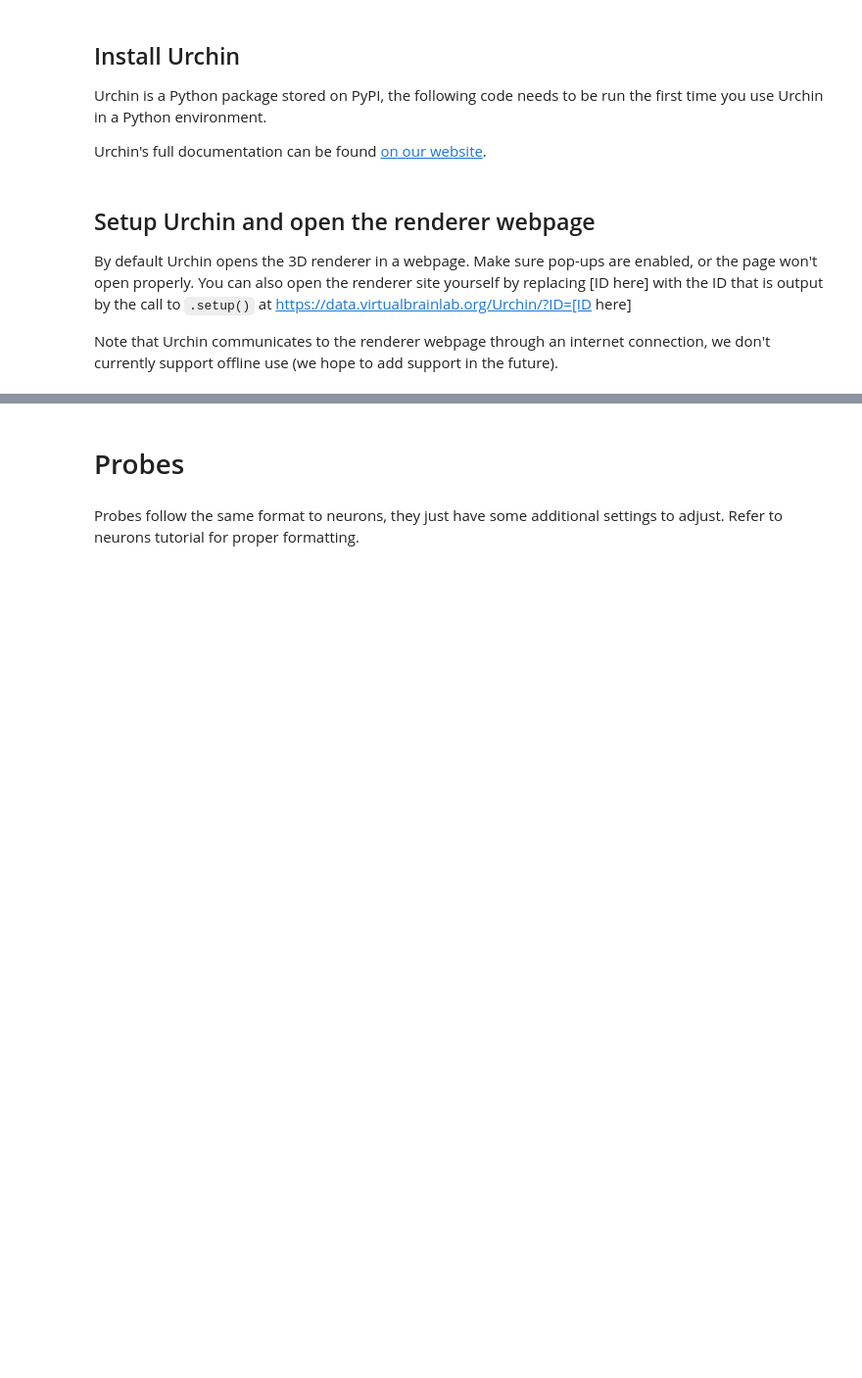
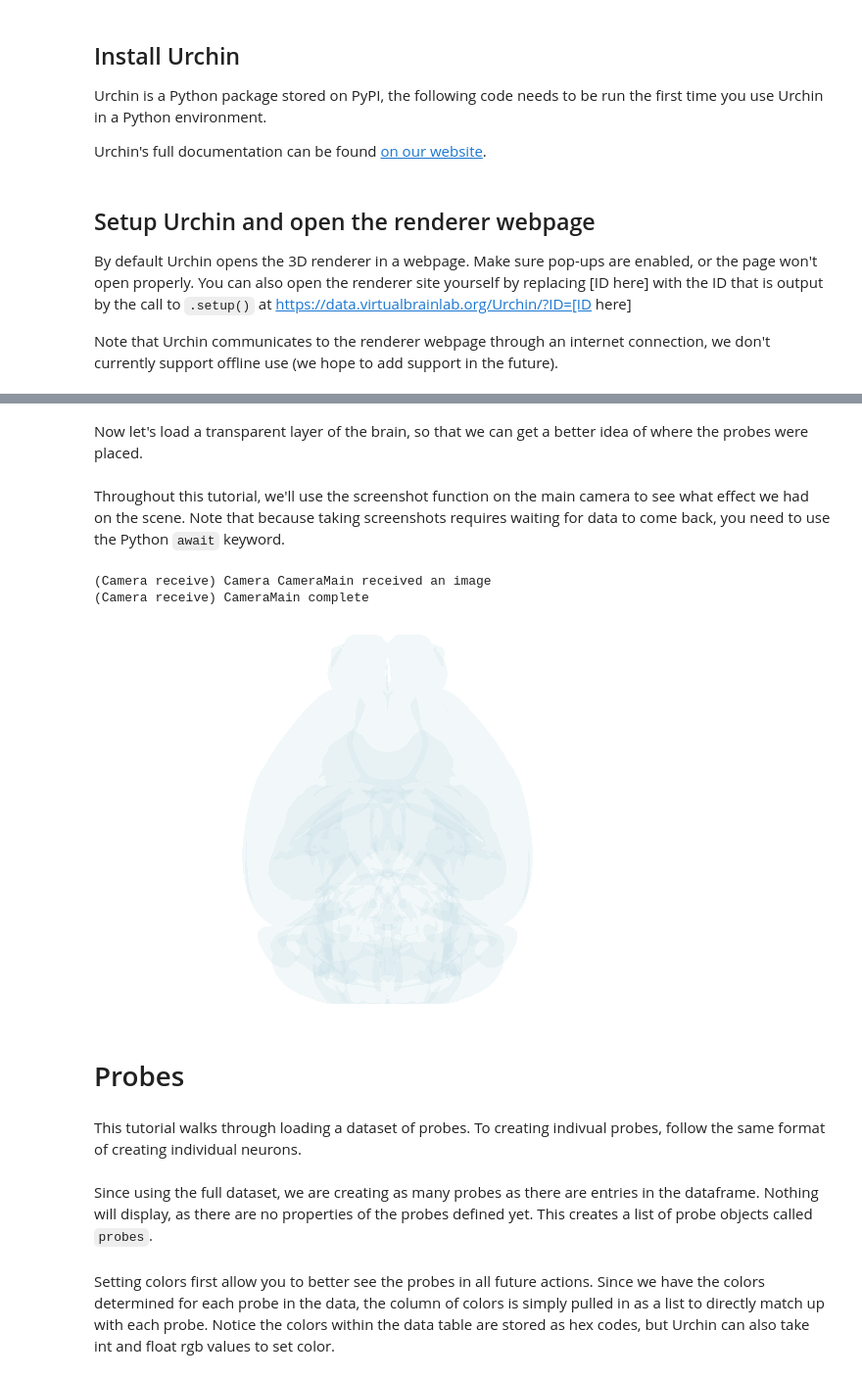
Before and after one commit to VirtualBrainLab/urchin-examples, a Jupyter notebook: basics/probes.ipynb, the cells around one changed output, grey strips where cells are left out. Shown at 98% size. Drawn from its saved outputs; the diff is of its cells as text; code cells hidden in the pictures; blank space fills up the shorter version.

Commit message:
Updated probes tutorial to use Nick's data

```diff
--- a/basics/probes.ipynb
+++ b/basics/probes.ipynb
@@ -34,4 +61,17 @@ urchin.ccf25.load()
+# %% [markdown]
+Now let's load a transparent layer of the brain, so that we can get a better idea of where the probes were placed.
+# %%
+#Generating overall brain image:
+urchin.ccf25.grey.set_visibility(True)
+urchin.ccf25.grey.set_material('transparent-unlit')
+urchin.ccf25.grey.set_alpha(0.2)
+# %% [markdown]
+Throughout this tutorial, we'll use the screenshot function on the main camera to see what effect we had on the scene. Note that because taking screenshots requires waiting for data to come back, you need to use the Python `await` keyword.
+# %%
+await urchin.camera.main.screenshot(size=[600,400])
+# %% [output]
+(Camera receive) Camera CameraMain received an image
+(Camera receive) CameraMain complete
+[figure, added]
 # %% [markdown]
 # Probes
-# %% [markdown]
-Probes follow the same format to neurons, they just have some additional settings to adjust. Refer to neurons tutorial for proper formatting.
@@ -45,0 +78,4 @@ urchin.probes.set_angles(probe_list,[[0,0,0],[0,0,0],[0,0,0],[90,0,0],[0,90,0]])
+# %% [markdown]
+This tutorial walks through loading a dataset of probes. To creating indivual probes, follow the same format of creating individual neurons.
+# %% [markdown]
+Since using the full dataset, we are creating as many probes as there are entries in the dataframe. Nothing will display, as there are no properties of the probes defined yet. This creates a list of probe objects called `probes`.
@@ -45,0 +86,2 @@ urchin.probes.set_angles(probe_list,[[0,0,0],[0,0,0],[0,0,0],[90,0,0],[0,90,0]])
+# %% [markdown]
+Setting colors first allow you to better see the probes in all future actions. Since we have the colors determined for each probe in the data, the column of colors is simply pulled in as a list to directly match up with each probe. Notice the colors within the data table are stored as hex codes, but Urchin can also take int and float rgb values to set color.
```
Also changed, not shown: parts of 27 cells of this notebook.
